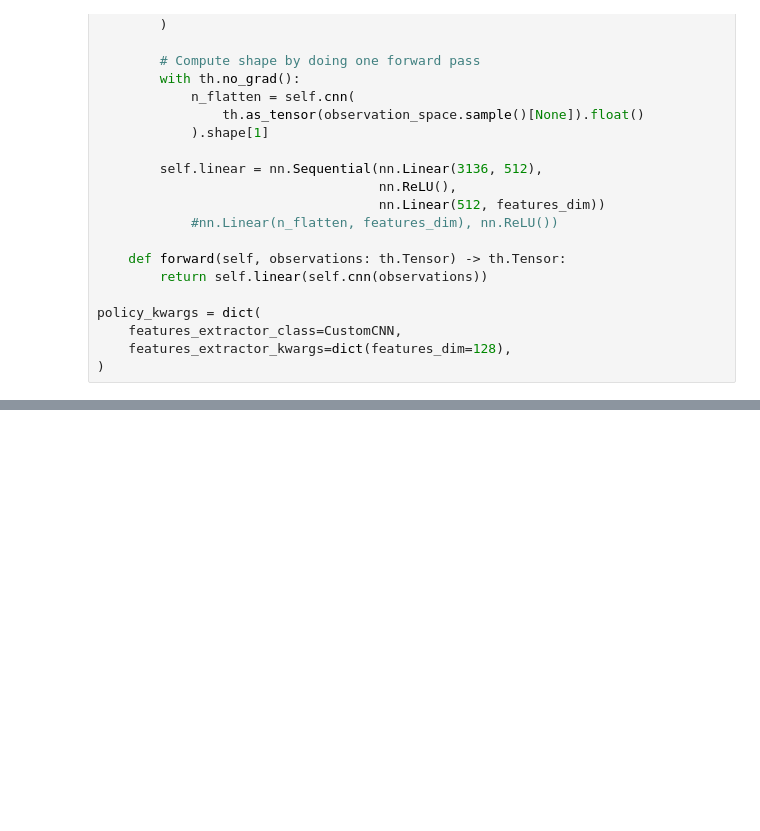
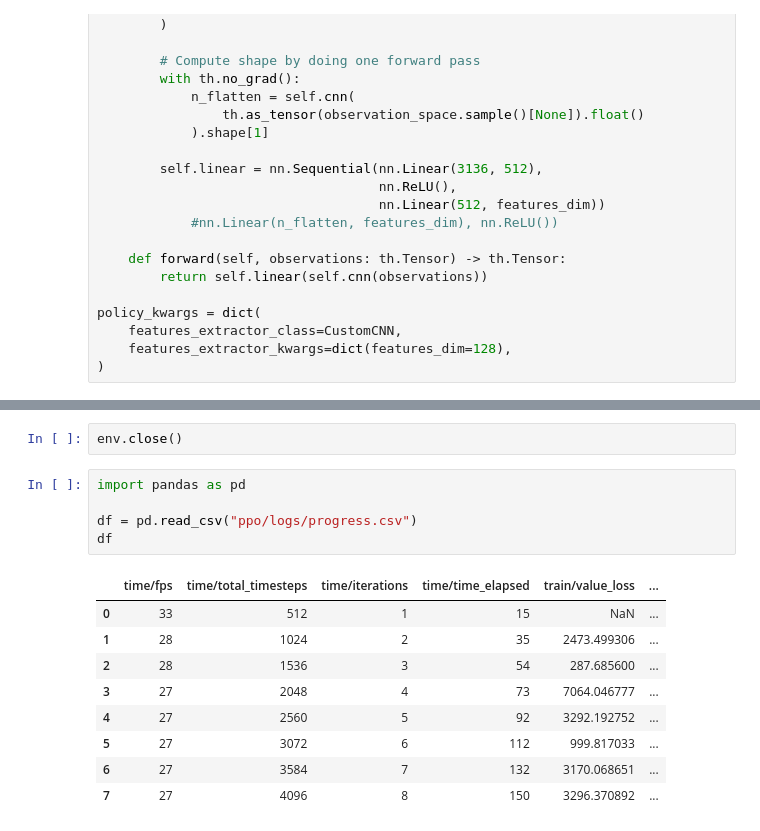
Before and after one commit to Laura-Rodrigues/AP, a Jupyter notebook: PPO_custom_network.ipynb, the cells around one changed output, grey strips where cells are left out. Cells and saved outputs as stored; diff of their text form; blank space fills up the shorter version.

```diff
--- a/PPO_custom_network.ipynb
+++ b/PPO_custom_network.ipynb
@@ -180,0 +218,17 @@ AttributeError: 'tuple' object has no attribute 'shape'
+# %%
+env.close()
+# %%
+import pandas as pd
+
+df = pd.read_csv("ppo/logs/progress.csv")
+df
+# %% [output]
+|  | time/fps | time/total_timesteps | time/iterations | time/time_elapsed | train/value_loss | ... |
+| 0 | 33 | 512 | 1 | 15 | NaN | ... |
+| 1 | 28 | 1024 | 2 | 35 | 2473.499306 | ... |
+| 2 | 28 | 1536 | 3 | 54 | 287.685600 | ... |
+| 3 | 27 | 2048 | 4 | 73 | 7064.046777 | ... |
+| 4 | 27 | 2560 | 5 | 92 | 3292.192752 | ... |
+| 5 | 27 | 3072 | 6 | 112 | 999.817033 | ... |
+| 6 | 27 | 3584 | 7 | 132 | 3170.068651 | ... |
+| 7 | 27 | 4096 | 8 | 150 | 3296.370892 | ... |
```
Also changed, not shown: parts of 8 cells of this notebook.
